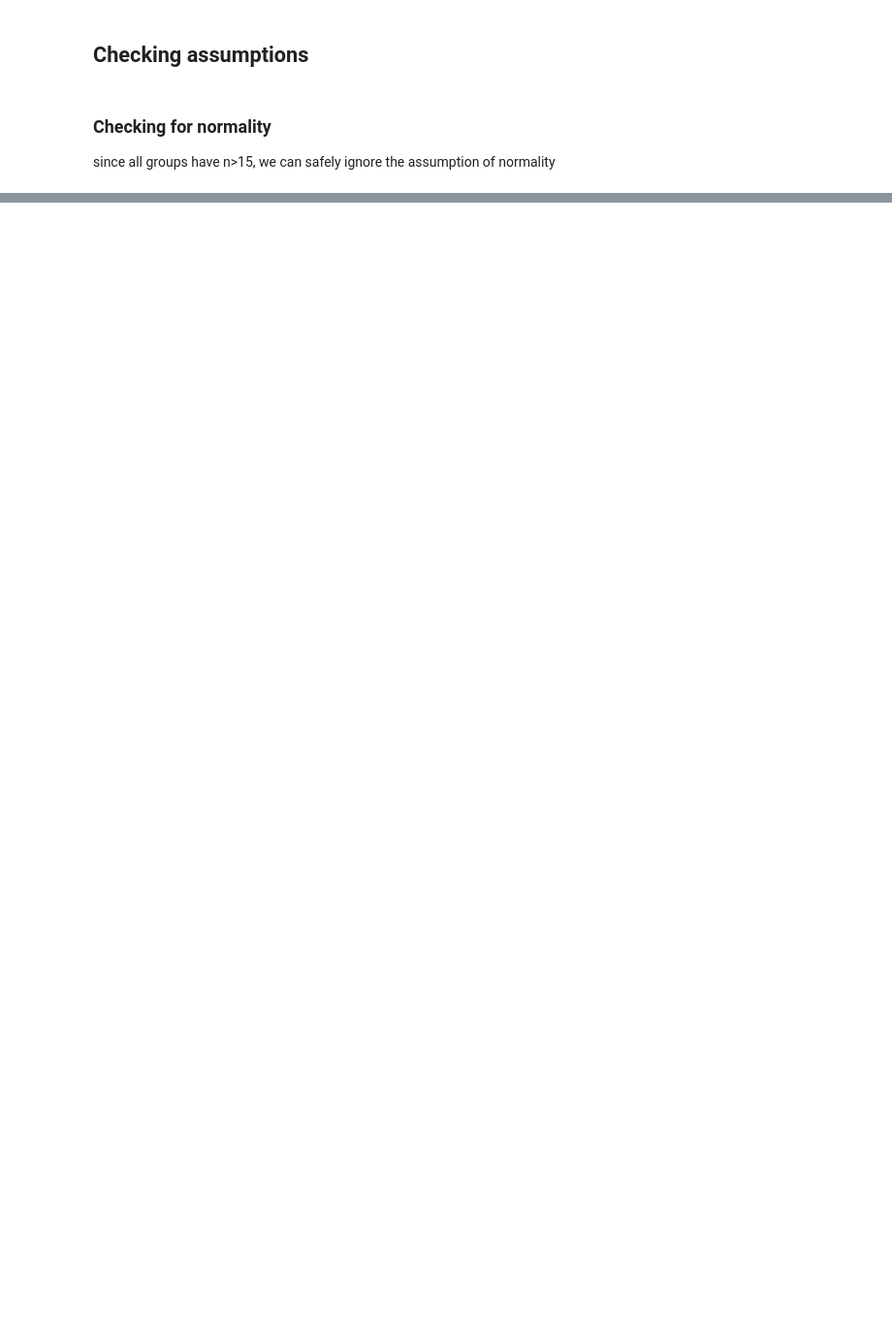
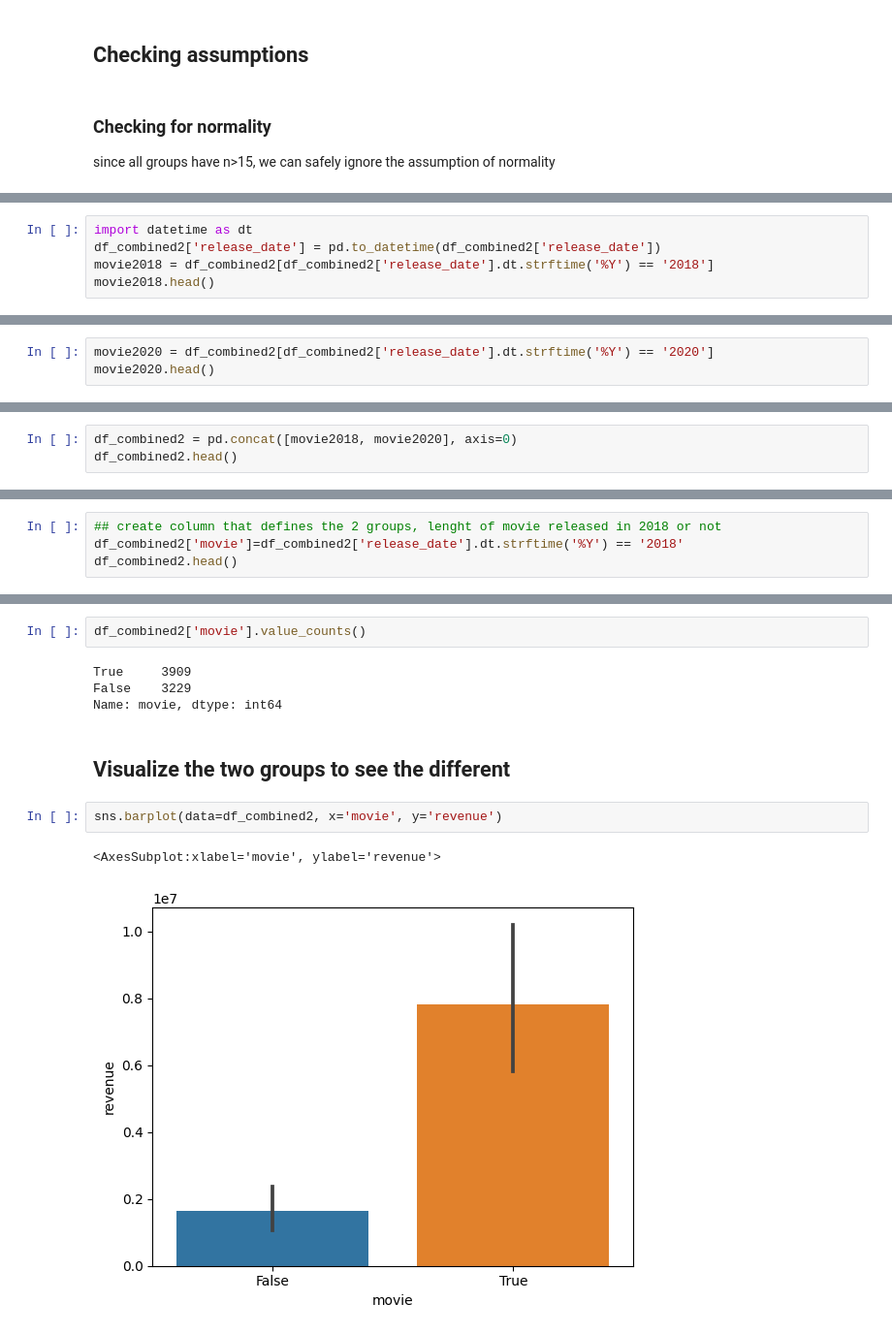
Before and after one commit to QianFu520/Project-3--Analyze-what-makes-a-movie-successful, a Jupyter notebook: project3-part4_Hypothesis Testing.ipynb, the cells around one changed output, grey strips where cells are left out. Shown at 97% size. Drawn from its saved outputs; the diff is of its cells as text; blank space fills up the shorter version.

```diff
--- a/project3-part4_Hypothesis Testing.ipynb
+++ b/project3-part4_Hypothesis Testing.ipynb
@@ -281,0 +660,5 @@ since all groups have n>15, we can safely ignore the assumption of normality
+# %%
+import datetime as dt
+df_combined2['release_date'] = pd.to_datetime(df_combined2['release_date'])
+movie2018 = df_combined2[df_combined2['release_date'].dt.strftime('%Y') == '2018']
+movie2018.head()
@@ -281,0 +672,3 @@ since all groups have n>15, we can safely ignore the assumption of normality
+# %%
+movie2020 = df_combined2[df_combined2['release_date'].dt.strftime('%Y') == '2020']
+movie2020.head()
@@ -281,0 +682,3 @@ since all groups have n>15, we can safely ignore the assumption of normality
+# %%
+df_combined2 = pd.concat([movie2018, movie2020], axis=0)
+df_combined2.head()
@@ -281,0 +692,4 @@ since all groups have n>15, we can safely ignore the assumption of normality
+# %%
+## create column that defines the 2 groups, lenght of movie released in 2018 or not
+df_combined2['movie']=df_combined2['release_date'].dt.strftime('%Y') == '2018'
+df_combined2.head()
@@ -281,0 +703,13 @@ since all groups have n>15, we can safely ignore the assumption of normality
+# %%
+df_combined2['movie'].value_counts()
+# %% [output]
+True     3909
+False    3229
+Name: movie, dtype: int64
+# %% [markdown]
+## Visualize the two groups to see the different
+# %%
+sns.barplot(data=df_combined2, x='movie', y='revenue')
+# %% [output]
+<AxesSubplot:xlabel='movie', ylabel='revenue'>
+[figure, added]
```
Also changed, not shown: parts of 79 cells of this notebook, 1 other file.
